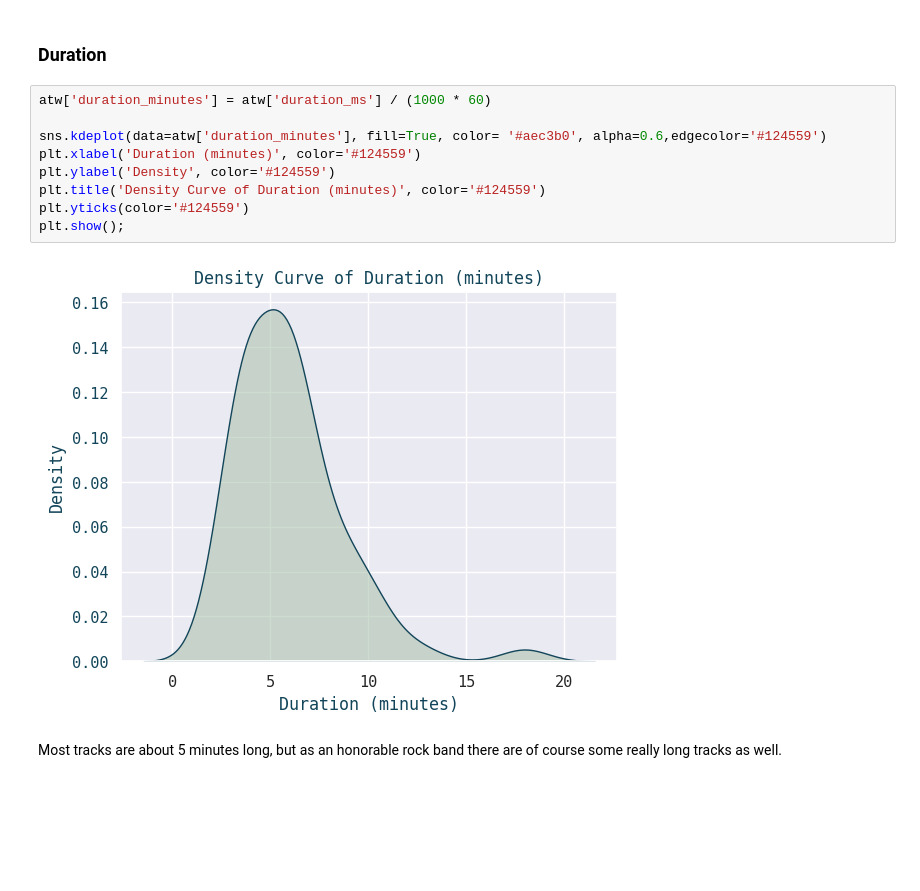
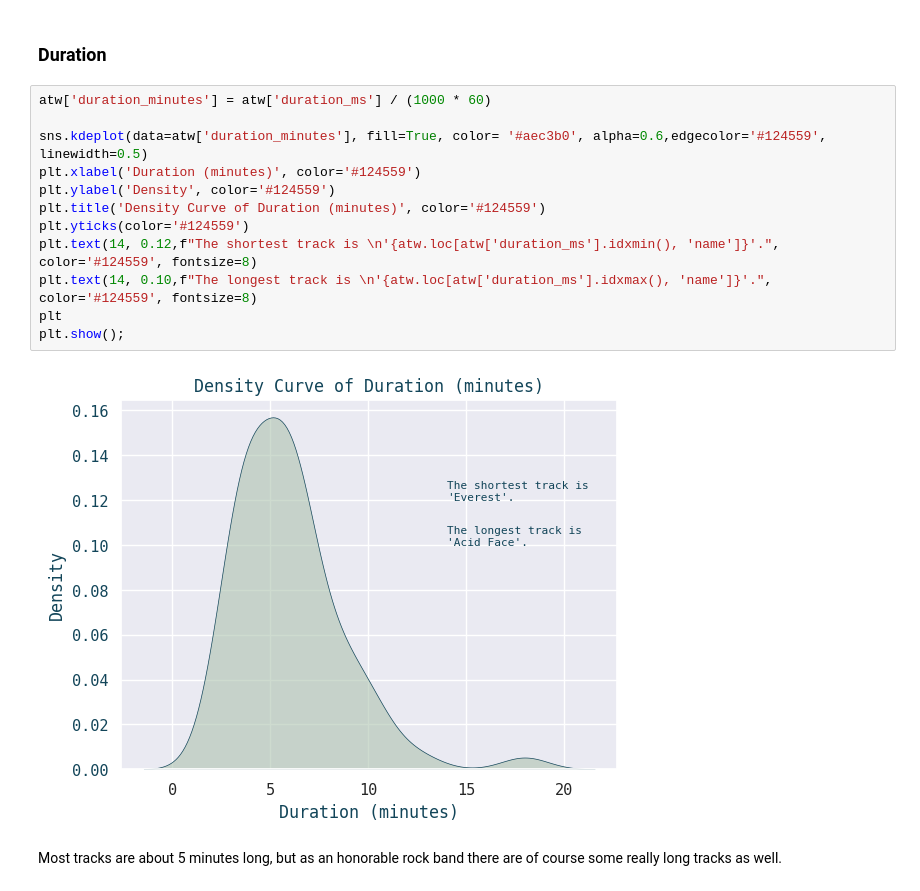
Before and after one commit to scheinmensch/Spotify, a Jupyter notebook: AllThemWitches.ipynb, the cells around one changed output. Saved outputs shown, nothing was run; the diff lists cells and outputs as text; blank space fills up the shorter version.

Commit message:
new plots

```diff
--- a/AllThemWitches.ipynb
+++ b/AllThemWitches.ipynb
@@ -254,14 +264,17 @@ But let's now have a close look at the distributions of the variables before we
 # %%
 atw['duration_minutes'] = atw['duration_ms'] / (1000 * 60)
 
-sns.kdeplot(data=atw['duration_minutes'], fill=True, color= '#aec3b0', alpha=0.6,edgecolor='#124559')
+sns.kdeplot(data=atw['duration_minutes'], fill=True, color= '#aec3b0', alpha=0.6,edgecolor='#124559', linewidth=0.5)
 plt.xlabel('Duration (minutes)', color='#124559')
 plt.ylabel('Density', color='#124559')
 plt.title('Density Curve of Duration (minutes)', color='#124559')
 plt.yticks(color='#124559')
+plt.text(14, 0.12,f"The shortest track is \n'{atw.loc[atw['duration_ms'].idxmin(), 'name']}'.", color='#124559', fontsize=8)
+plt.text(14, 0.10,f"The longest track is \n'{atw.loc[atw['duration_ms'].idxmax(), 'name']}'.", color='#124559', fontsize=8)
+plt
 plt.show();
 # %% [output]
-[figure, old version]
+[figure, new version]
 # %% [markdown]
 Most tracks are about 5 minutes long, but as an honorable rock band there are of course some really long tracks as well.
 # %% [markdown]
```
Also changed, not shown: parts of 31 cells of this notebook.
